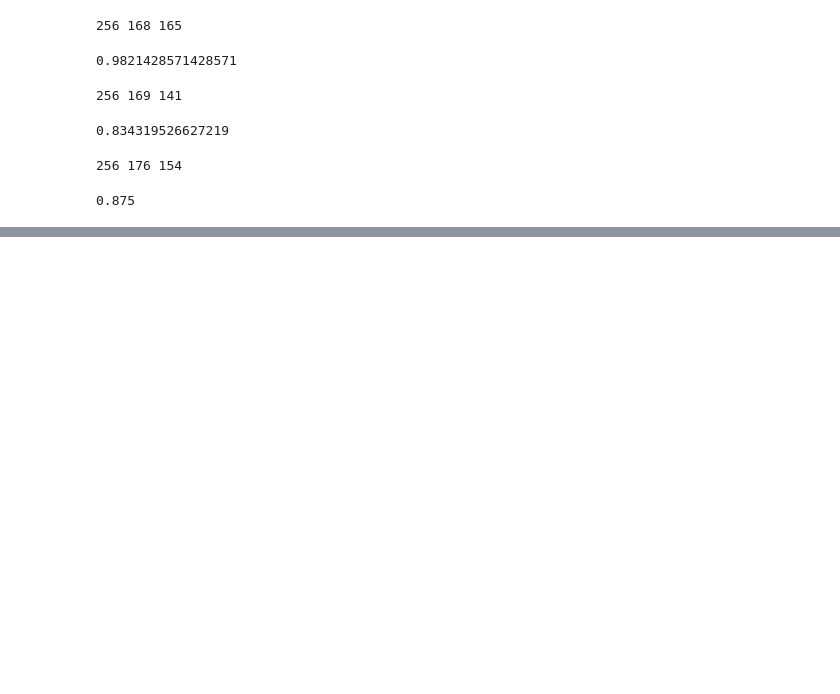
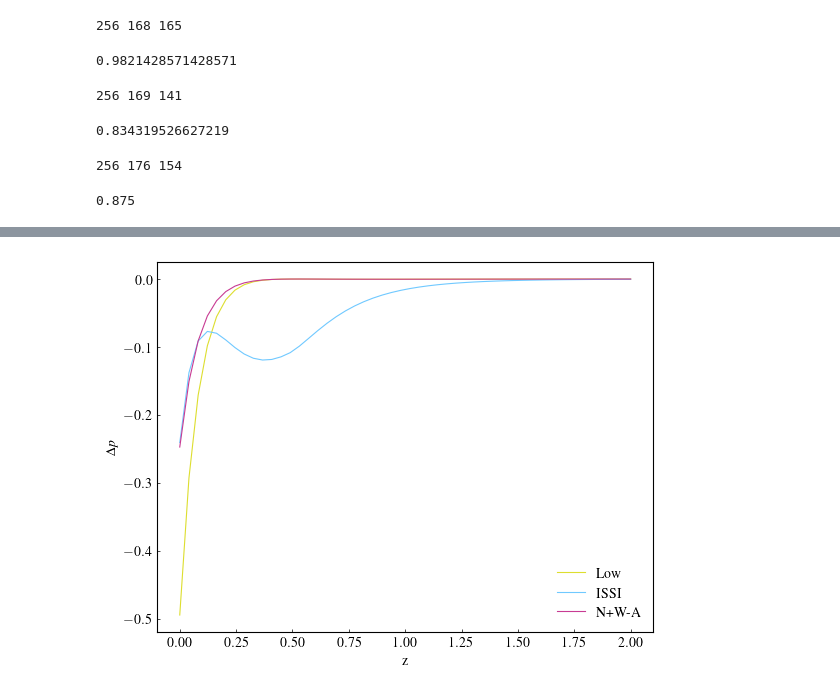
Before and after one commit to LMNadol/mflex, a Jupyter notebook: mhsflex/thesis_ISSISA_part2.ipynb, the cells around one changed output, grey strips where cells are left out. Saved outputs shown, nothing was run; the diff lists cells and outputs as text; code cells hidden in the pictures; blank space fills up the shorter version.

```diff
--- a/mhsflex/thesis_ISSISA_part2.ipynb
+++ b/mhsflex/thesis_ISSISA_part2.ipynb
@@ -1455,0 +1463,3 @@ field_div_metric_issi(B_ref, data3dL)
+# %%
+dpressureNW = data3dNW.dpressure
+ddensityNW = data3dNW.ddensity
@@ -1455,0 +1470,3 @@ field_div_metric_issi(B_ref, data3dL)
+# %%
+bp_matrix = np.zeros_like(data3dNW.dpressure)
+bp_matrix[:, :, :] = BETA0 / 2.0 * bpressure_linear(data3dNW, heights, temps)* (B0 * 10**-4) ** 2.0 / MU0
@@ -1455,0 +1476,2 @@ field_div_metric_issi(B_ref, data3dL)
+# %%
+dpressureISSI = (fpresISSI - bp_matrix) / ((B0 * 10**-4) ** 2.0 / MU0)
@@ -1455,0 +1480,17 @@ field_div_metric_issi(B_ref, data3dL)
+# %%
+ix_max = np.unravel_index(data3dNW.bz.argmax(), data3dNW.bz.shape)[1]
+iy_max = np.unravel_index(data3dNW.bz.argmax(), data3dNW.bz.shape)[0]
+# %%
+plt.plot(z_arr, dpressureL[iy_max, ix_max, :],linewidth=0.8, color= c8, label="Low")
+plt.plot(z_arr,dpressureISSI[iy_max, ix_max, :],linewidth=0.8, color= c1, label="ISSI")
+plt.plot(z_arr,dpressureNW[iy_max, ix_max, :],linewidth=0.8, color= c5, label="N+W-A")
+
+plt.ylabel(r"$\Delta p$")
+plt.xlabel("z")
+plt.legend(frameon=False)
+plt.tick_params(direction="in", length=2, width=0.5)
+plotname = folder + "/dpres_comp.png"
+plt.savefig(plotname, dpi=300, bbox_inches="tight", pad_inches=0.1)
+plt.show()
+# %% [output]
+[figure, added]
```
Also changed, not shown: parts of 10 cells of this notebook, 2 other files.
